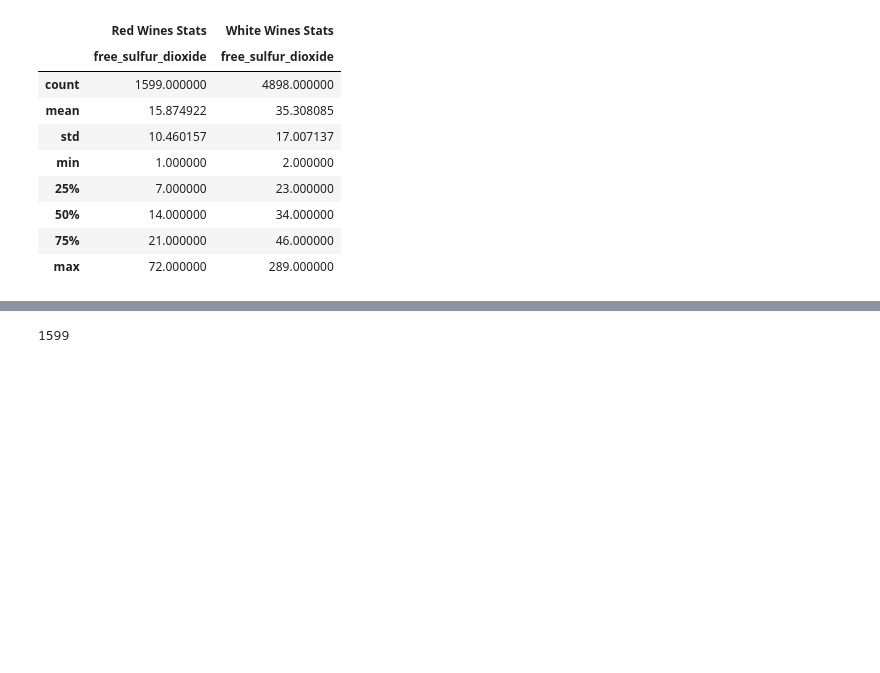
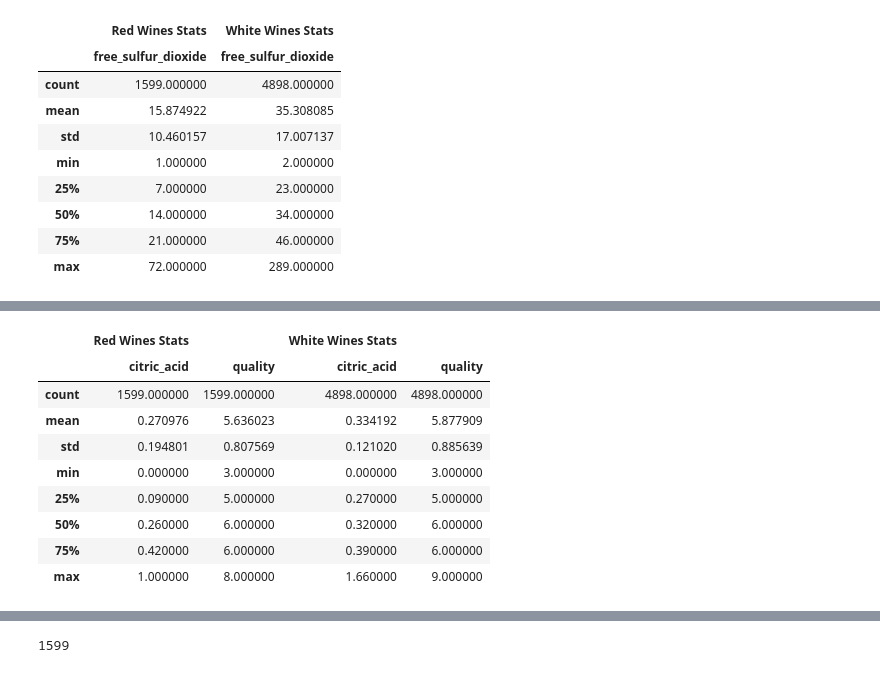
Before and after one commit to cdb8675309/Sprint-1-Nicer, a Jupyter notebook: P2_Sprint1_nicer.ipynb, the cells around one changed output, grey strips where cells are left out. Cells and saved outputs as stored; diff of their text form; code cells hidden in the pictures; blank space fills up the shorter version.

```diff
--- a/P2_Sprint1_nicer.ipynb
+++ b/P2_Sprint1_nicer.ipynb
@@ -164,5 +180,16 @@ NameError: name 'cwdc' is not defined
 # %%
 #white wines have higher average and max citric acid, but that may be an outlier's fault
-cwdc.iloc[:,[2,11,14,23]]
+combined_wines_desc.iloc[:,[2,11,14,23]]
+# %% [output]
+|  | Red Wines Stats |  | White Wines Stats |  |
+|  | citric_acid | quality | citric_acid | quality |
+| count | 1599.000000 | 1599.000000 | 4898.000000 | 4898.000000 |
+| mean | 0.270976 | 5.636023 | 0.334192 | 5.877909 |
+| std | 0.194801 | 0.807569 | 0.121020 | 0.885639 |
+| min | 0.000000 | 3.000000 | 0.000000 | 3.000000 |
+| 25% | 0.090000 | 5.000000 | 0.270000 | 5.000000 |
+| 50% | 0.260000 | 6.000000 | 0.320000 | 6.000000 |
+| 75% | 0.420000 | 6.000000 | 0.390000 | 6.000000 |
+| max | 1.000000 | 8.000000 | 1.660000 | 9.000000 |
 # %%
 #mean residual sugar appears higher in white than in red wines
```
Also changed, not shown: parts of 8 cells of this notebook.
